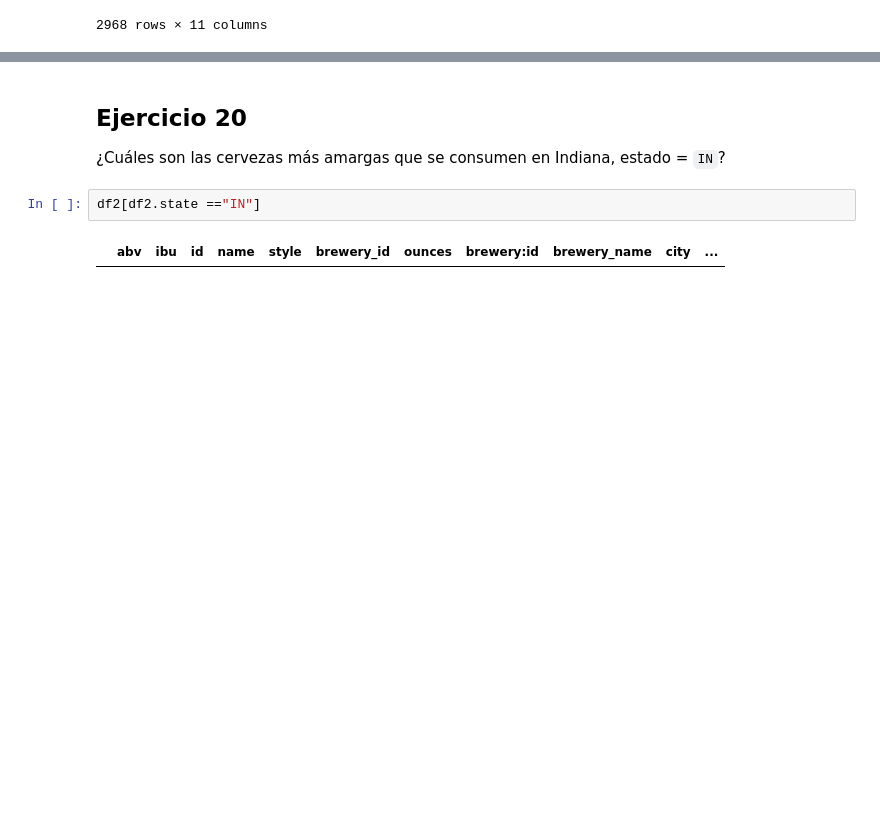
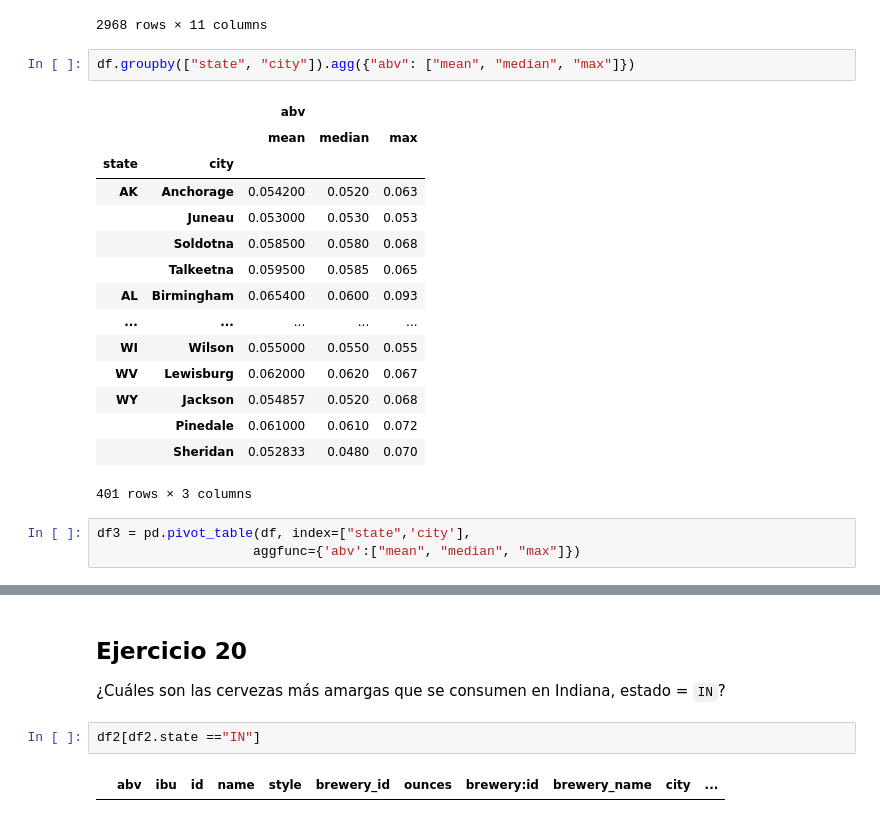
Before and after one commit to SoniaCobPac/the_bridge_bootcamp, a Jupyter notebook: week4_EDA_np_pd_json_apis_regex/day5_matplotlib_I_api/exercises/pandas/Beers/Beers.ipynb, the cells around one changed output, grey strips where cells are left out. Saved outputs shown, nothing was run; the diff lists cells and outputs as text; blank space fills up the shorter version.

```diff
--- a/week4_EDA_np_pd_json_apis_regex/day5_matplotlib_I_api/exercises/pandas/Beers/Beers.ipynb
+++ b/week4_EDA_np_pd_json_apis_regex/day5_matplotlib_I_api/exercises/pandas/Beers/Beers.ipynb
@@ -416,3 +423,24 @@ df2
 | 556 | NaN | NaN | NaN | NaN | NaN | NaN | NaN | 556.0 | Butternuts Beer and Ale | Garrattsville | ... |
 | 557 | NaN | NaN | NaN | NaN | NaN | NaN | NaN | 557.0 | Sleeping Lady Brewing Company | Anchorage | ... |
 2968 rows × 11 columns
+# %%
+df.groupby(["state", "city"]).agg({"abv": ["mean", "median", "max"]})
+# %% [output]
+|  |  | abv |  |  |
+|  |  | mean | median | max |
+| state | city |  |  |  |
+| AK | Anchorage | 0.054200 | 0.0520 | 0.063 |
+|  | Juneau | 0.053000 | 0.0530 | 0.053 |
+|  | Soldotna | 0.058500 | 0.0580 | 0.068 |
+|  | Talkeetna | 0.059500 | 0.0585 | 0.065 |
+| AL | Birmingham | 0.065400 | 0.0600 | 0.093 |
+| ... | ... | ... | ... | ... |
+| WI | Wilson | 0.055000 | 0.0550 | 0.055 |
+| WV | Lewisburg | 0.062000 | 0.0620 | 0.067 |
+| WY | Jackson | 0.054857 | 0.0520 | 0.068 |
+|  | Pinedale | 0.061000 | 0.0610 | 0.072 |
+|  | Sheridan | 0.052833 | 0.0480 | 0.070 |
+401 rows × 3 columns
+# %%
+df3 = pd.pivot_table(df, index=["state",'city'],
+                    aggfunc={'abv':["mean", "median", "max"]})
```
Also changed, not shown: parts of 9 cells of this notebook, 24 other files.
